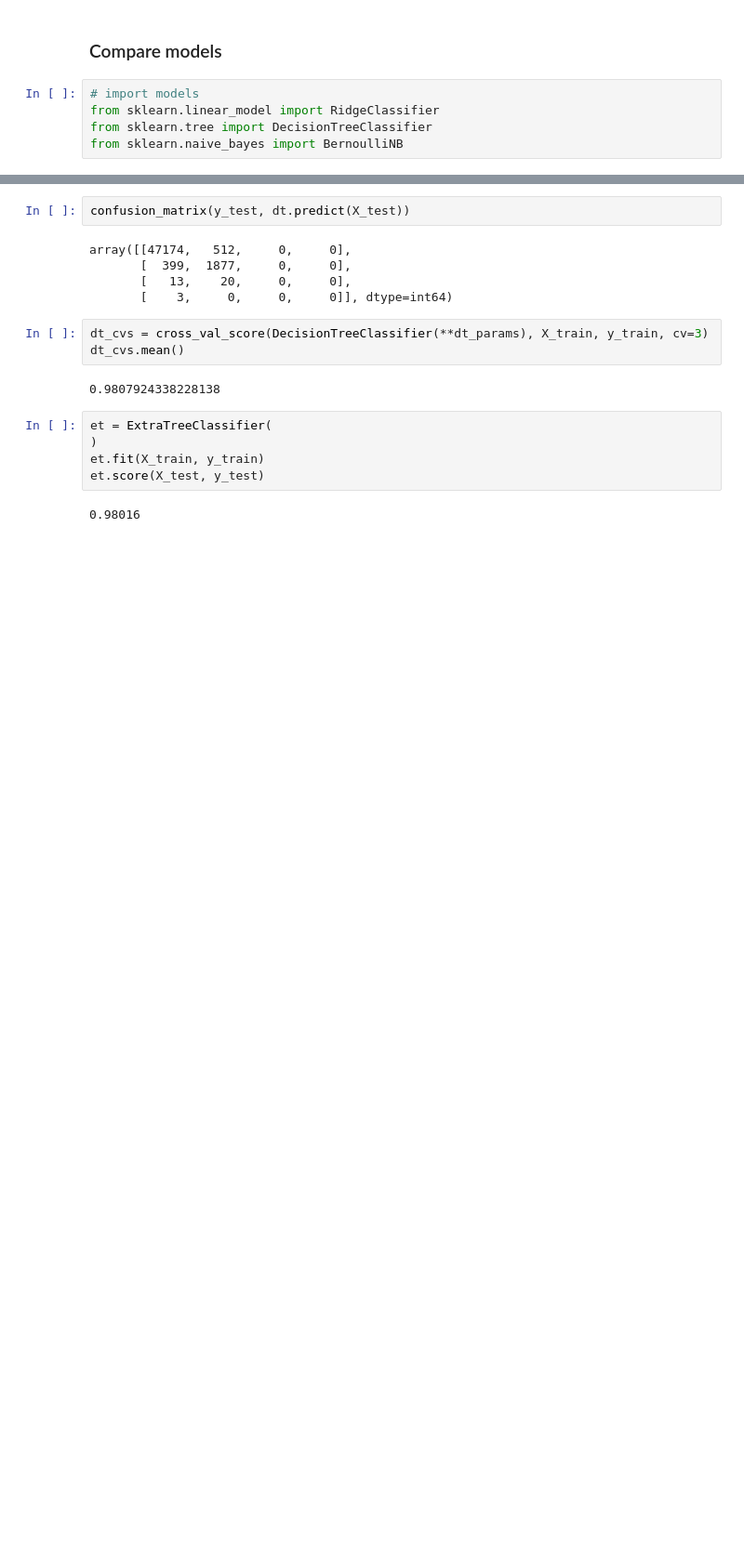
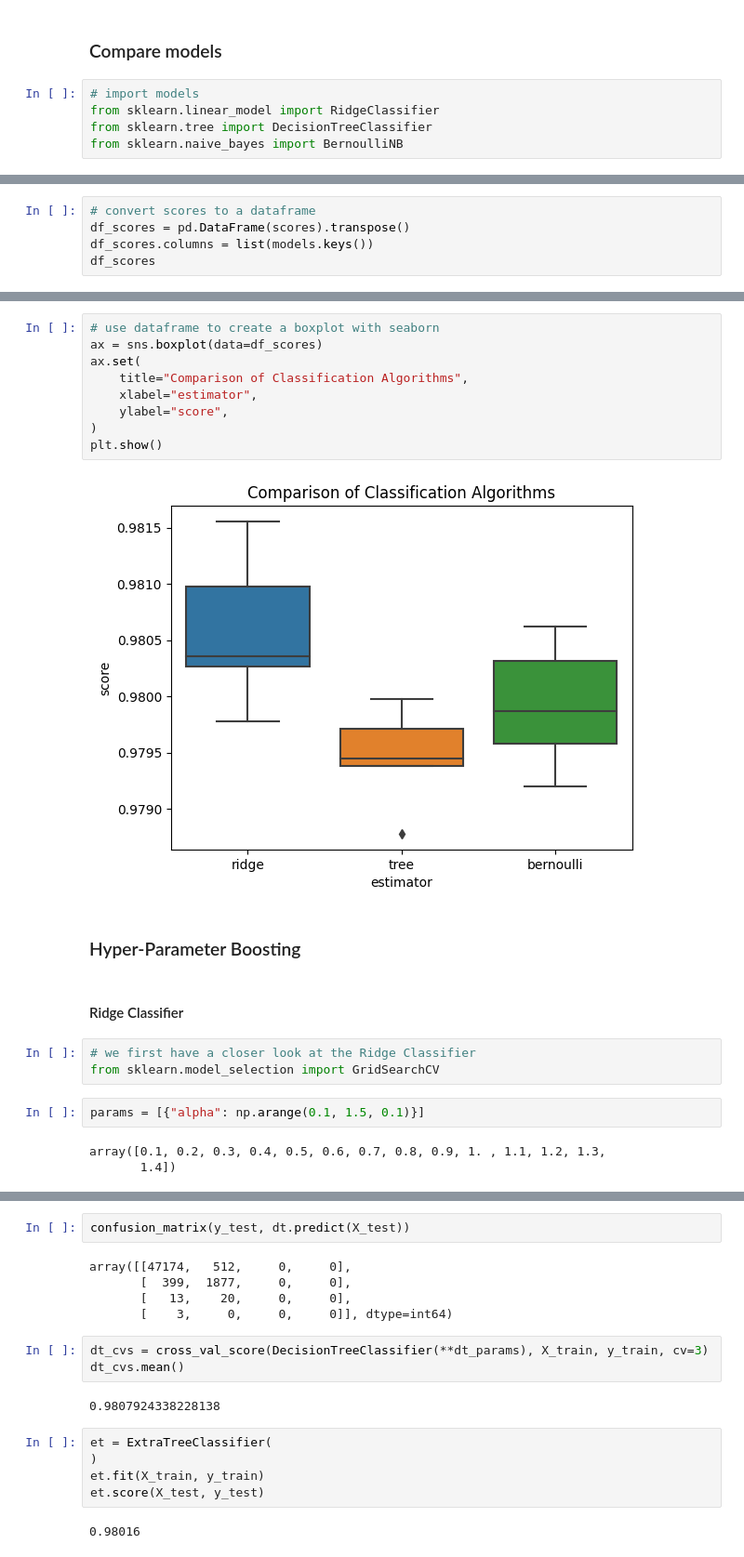
Before and after one commit to schmly/UCDPA_hlaing, a Jupyter notebook: data/ny_motor_vehicle_collisions.ipynb, the cells around one changed output, grey strips where cells are left out. Shown at 93% size. Saved outputs shown, nothing was run; the diff lists cells and outputs as text; blank space fills up the shorter version.

Commit message:
restructure and expand hyper-parameter boosting

```diff
--- a/data/ny_motor_vehicle_collisions.ipynb
+++ b/data/ny_motor_vehicle_collisions.ipynb
@@ -476,0 +444,5 @@ def get_model_score(model, X, y, **kwargs):
+# %%
+# convert scores to a dataframe
+df_scores = pd.DataFrame(scores).transpose()
+df_scores.columns = list(models.keys())
+df_scores
@@ -476,0 +456,23 @@ def get_model_score(model, X, y, **kwargs):
+# %%
+# use dataframe to create a boxplot with seaborn
+ax = sns.boxplot(data=df_scores)
+ax.set(
+    title="Comparison of Classification Algorithms",
+    xlabel="estimator",
+    ylabel="score",
+)
+plt.show()
+# %% [output]
+[figure, added]
+# %% [markdown]
+### Hyper-Parameter Boosting
+# %% [markdown]
+#### Ridge Classifier
+# %%
+# we first have a closer look at the Ridge Classifier
+from sklearn.model_selection import GridSearchCV
+# %%
+params = [{"alpha": np.arange(0.1, 1.5, 0.1)}]
+# %% [output]
+array([0.1, 0.2, 0.3, 0.4, 0.5, 0.6, 0.7, 0.8, 0.9, 1. , 1.1, 1.2, 1.3,
+       1.4])
```
Also changed, not shown: parts of 21 cells of this notebook.
